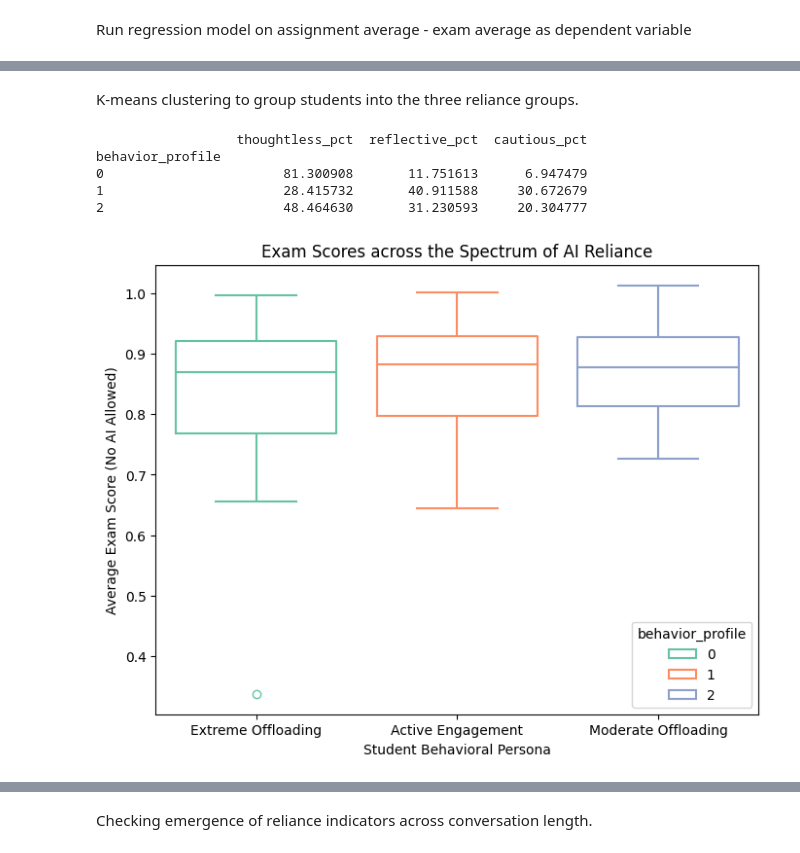
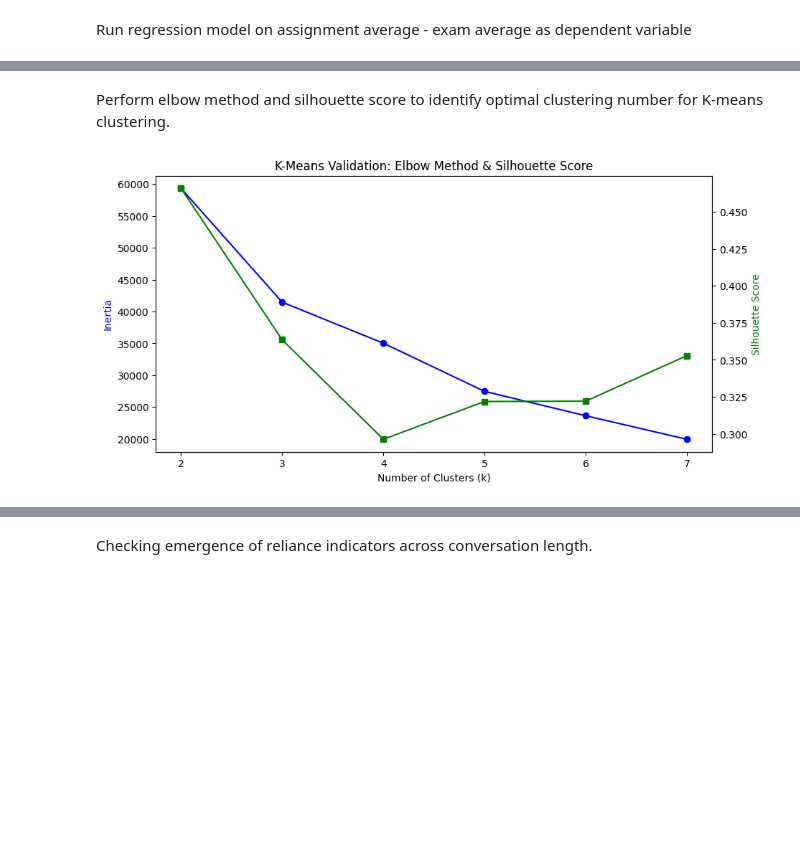
Before and after one commit to Mu-Cepheus/LLM-reliance, a Jupyter notebook: notebooks/04_inferentialStatistics.ipynb, the cells around one changed output, grey strips where cells are left out. Drawn from its saved outputs; the diff is of its cells as text; code cells hidden in the pictures; blank space fills up the shorter version.

Commit message:
feat: finish all regression models

```diff
--- a/notebooks/04_inferentialStatistics.ipynb
+++ b/notebooks/04_inferentialStatistics.ipynb
@@ -91,9 +148,14 @@ print(vif_data)
 # %% [markdown]
 Run regression model on assignment average - exam average as dependent variable
 # %%
-df_regression['grade_drop'] = df_regression['assignment_avg'] - df_regression['exam_avg']
+df_regression["grade_drop"] = (
+    df_regression["assignment_avg"] - df_regression["exam_avg"]
+)
 
-model_delta = smf.ols('grade_drop ~ thoughtless_pct + reflective_pct + total_interactions', data=df_regression)
+model_delta = smf.ols(
+    "grade_drop ~ thoughtless_pct + reflective_pct + total_interactions + C(semester)",
+    data=df_regression,
+)
 print(model_delta.fit().summary())
 # %% [output]
                             OLS Regression Results
@@ -116,43 +307,38 @@ Notes:
 # %% [markdown]
-K-means clustering to group students into the three reliance groups.
+Perform elbow method and silhouette score to identify optimal clustering number for K-means clustering.
 # %%
 from sklearn.cluster import KMeans
-import seaborn as sns
+from sklearn.metrics import silhouette_score
 import matplotlib.pyplot as plt
 
-features = df_regression[['thoughtless_pct', 'reflective_pct', 'cautious_pct']]
-kmeans = KMeans(n_clusters=3, random_state=42)
-df_regression['behavior_profile'] = kmeans.fit_predict(features)
+features = df_regression[["thoughtless_pct", "reflective_pct", "cautious_pct"]].dropna()
 
-cluster_profiles = df_regression.groupby('behavior_profile')[['thoughtless_pct', 'reflective_pct', 'cautious_pct']].mean()
+inertia = []
+silhouette_scores = []
+K_range = range(2, 8)  # Test 2 through 7 clusters
 
-print(cluster_profiles)
+for k in K_range:
+    kmeans = KMeans(n_clusters=k, random_state=42)
+    labels = kmeans.fit_predict(features)
+    inertia.append(kmeans.inertia_)
+    silhouette_scores.append(silhouette_score(features, labels))
 
-# These need to be remapped based on how the unsupervised learning orders the clusters
-# "Balanced" is the group with 28% thoughtless, 40% reflective, and 30% cautious
-# "Moderate" is the group with 48% thoughtless, 31% reflective, and 20% cautious
-# "Offloaders" is the group with 81% thoughtless
-# Approximate values above are rounded down, some variance might occur due to unsupervised learning
-cluster_names = {
-    0: "Extreme Offloading",
-    1: "Active Engagement",
-    2: "Moderate Offloading"
-}
+# Plotting the Elbow and Silhouette
+fig, ax1 = plt.subplots(figsize=(10, 5))
 
-df_regression['behavior_profile_name'] = df_regression['behavior_profile'].map(cluster_names)
+# Elbow (Inertia)
+ax1.plot(K_range, inertia, marker="o", color="blue", label="Inertia (Elbow)")
+ax1.set_xlabel("Number of Clusters (k)")
+ax1.set_ylabel("Inertia", color="blue")
 
-order = ["Extreme Offloading", "Active Engagement", "Moderate Offloading"]
+# Silhouette
+ax2 = ax1.twinx()
+ax2.plot(
+    K_range, silhouette_scores, marker="s", color="green", label="Silhouette Score"
+)
+ax2.set_ylabel("Silhouette Score", color="green")
 
-plt.figure(figsize=(8, 6))
-sns.boxplot(data=df_regression, x='behavior_profile_name', y='exam_avg', order=order, hue="behavior_profile", fill=False, palette="Set2")
-plt.title("Exam Scores across the Spectrum of AI Reliance")
-plt.xlabel("Student Behavioral Persona")
-plt.ylabel("Average Exam Score (No AI Allowed)")
+plt.title("K-Means Validation: Elbow Method & Silhouette Score")
 plt.show()
 # %% [output]
-                  thoughtless_pct  reflective_pct  cautious_pct
-behavior_profile
-0                       81.300908       11.751613      6.947479
-1                       28.415732       40.911588     30.672679
-2                       48.464630       31.230593     20.304777
-[figure, old version]
+[figure, new version]
```
Also changed, not shown: parts of 17 cells of this notebook, 1 other file.
